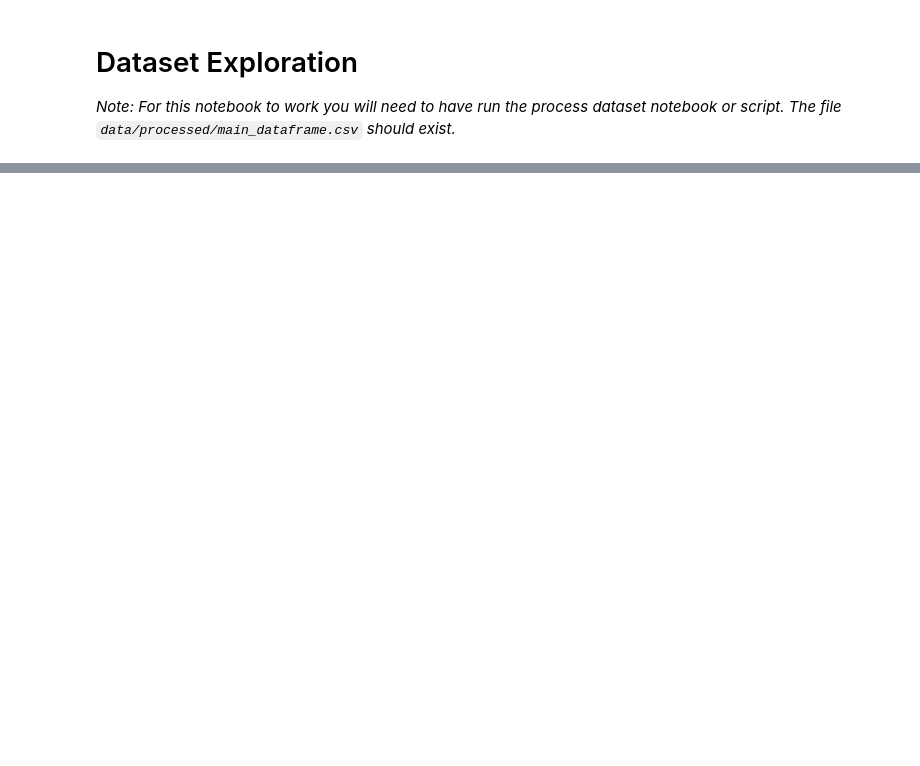
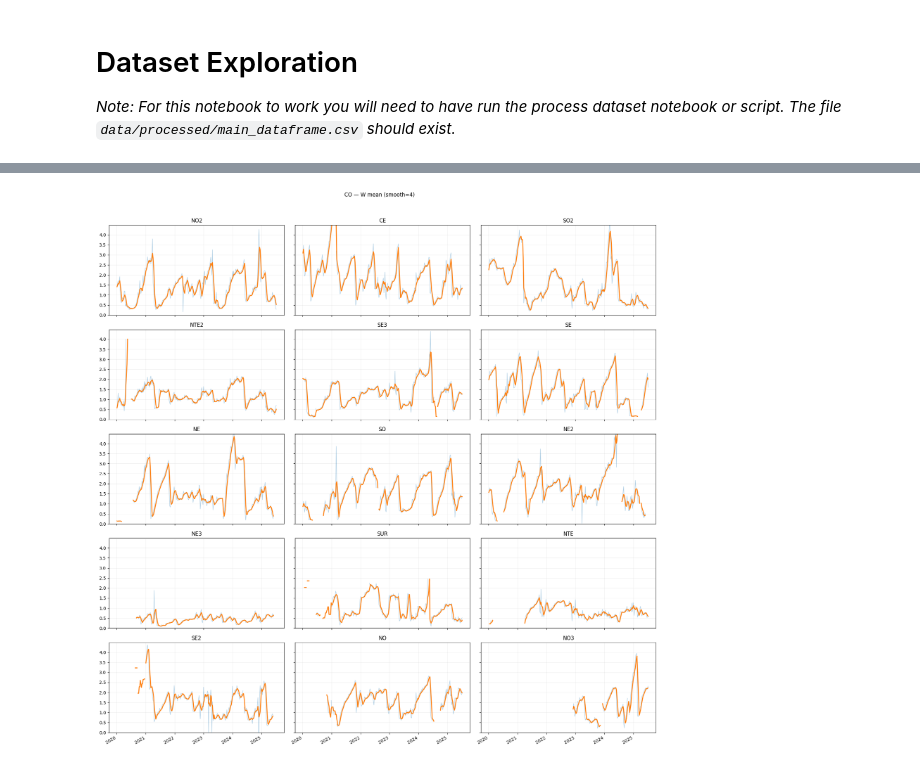
Before and after one commit to Facundo-Barbera/MA2003B-Reto, a Jupyter notebook: notebooks/exploration.ipynb, the cells around one changed output, grey strips where cells are left out. Drawn from its saved outputs; the diff is of its cells as text; code cells hidden in the pictures; blank space fills up the shorter version.

Commit message:
Expand exploratory notebook with pollutant analysis and add dependencies (`pyarrow`, `matplotlib`) to `requirements.txt`.

```diff
--- a/notebooks/exploration.ipynb
+++ b/notebooks/exploration.ipynb
@@ -7,6 +11,9 @@ _The file `data/processed/main_dataframe.csv` should exist._
 import pandas as pd
 # %%
-df_main = pd.read_csv(
-    "../data/processed/main_dataframe.csv",
-    parse_dates=["date"]
+contaminants = ["PM10", "PM2.5", "O3", "SO2", "NO2", "CO", "NO", "NOX"]
+
+df = pd.read_csv(
+	"../data/processed/main_dataframe.csv",
+	parse_dates=["date"],
+	engine="pyarrow"
 )
@@ -28,0 +20,3 @@ df_main
+# %%
+# There are certain values with -9999 that should be treated as NaN
+df.replace(-9999, np.nan, inplace=True)
@@ -28,0 +127,4 @@ df_main
+# %%
+plot_contaminant_simple(df, "CO", freq="W", top_k=20, smooth=4, cap_q=0.995)
+# %% [output]
+[figure, added]
```
Also changed, not shown: parts of 4 cells of this notebook, 1 other file.
